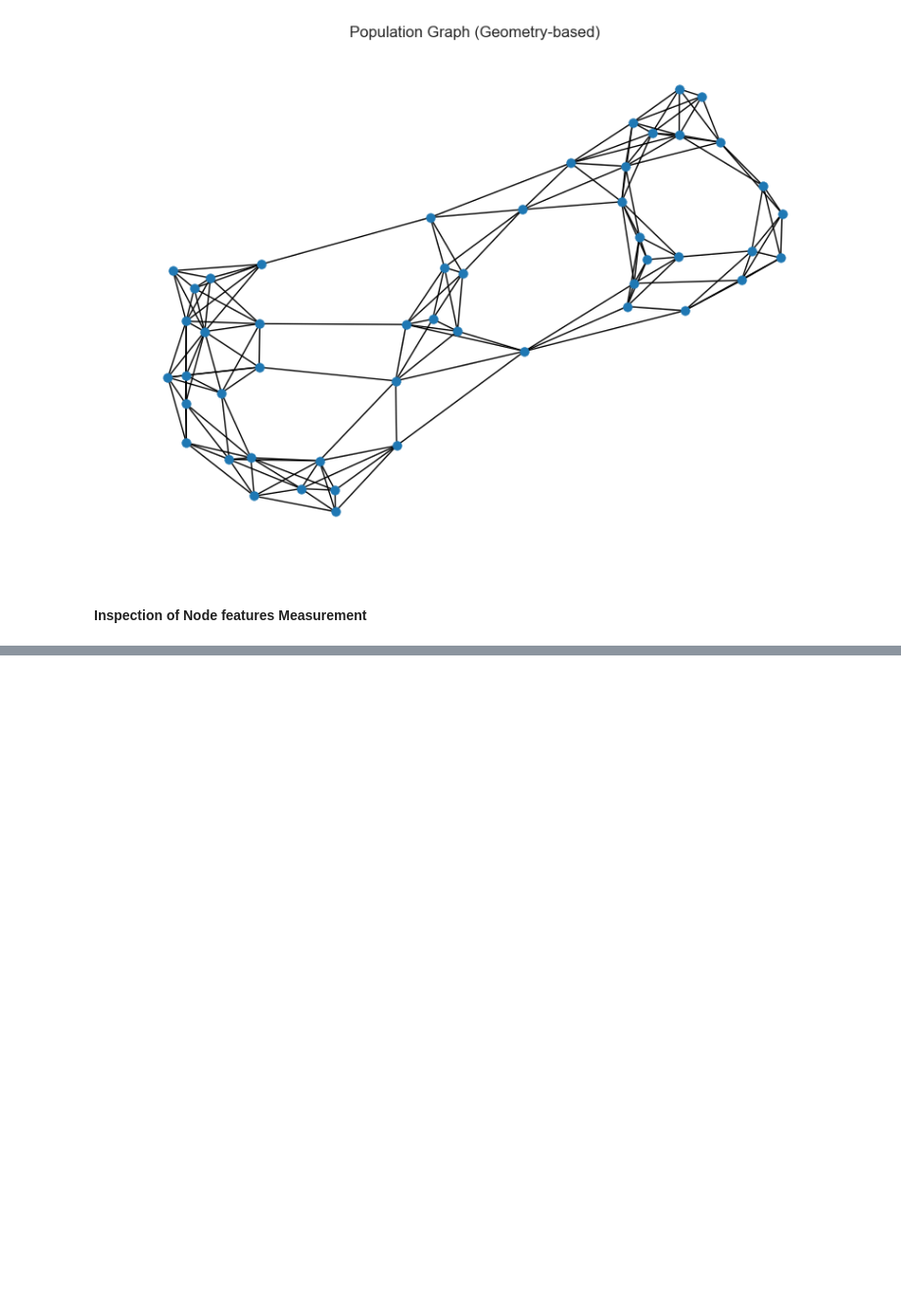
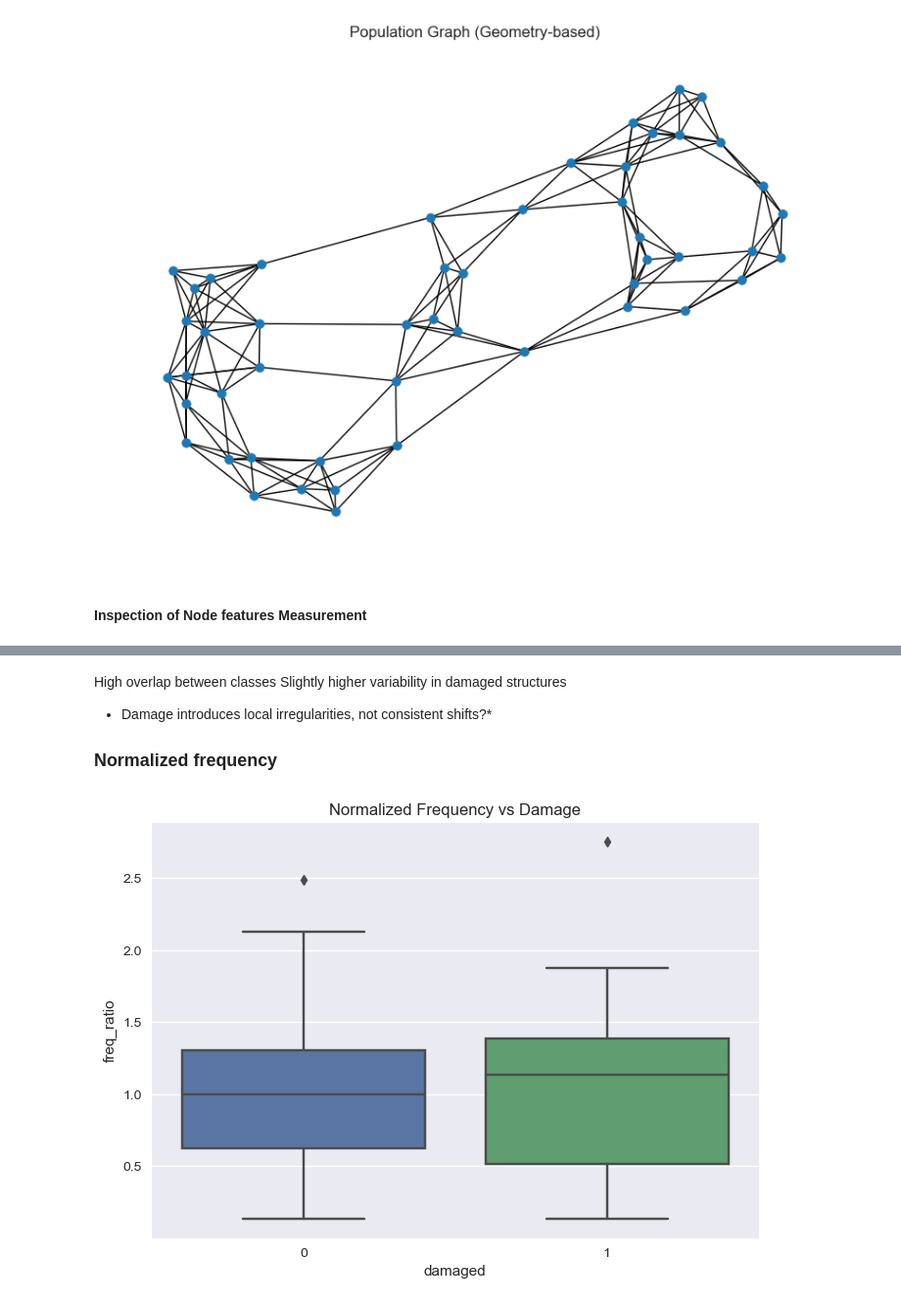
Before and after one commit to Samuel91-design/PBSHM-challenge, a Jupyter notebook: Version2.ipynb, the cells around one changed output, grey strips where cells are left out. Shown at 98% size. Cells and saved outputs as stored; diff of their text form; code cells hidden in the pictures; blank space fills up the shorter version.

```diff
--- a/Version2.ipynb
+++ b/Version2.ipynb
@@ -173,0 +211,15 @@ plt.show()
+# %% [markdown]
+High overlap between classes
+Slightly higher variability in damaged structures
+- Damage introduces local irregularities, not consistent shifts?*
+
+### Normalized frequency
+# %%
+nodes_df['freq_ratio'] = nodes_df['dominant_modal_frequency_Hz'] / \
+    nodes_df.groupby('structure_id')['dominant_modal_frequency_Hz'].transform('mean')
+
+sns.boxplot(data=nodes_df, x='damaged', y='freq_ratio')
+plt.title("Normalized Frequency vs Damage")
+plt.show()
+# %% [output]
+[figure, added]
```
Also changed, not shown: parts of 17 cells of this notebook.
